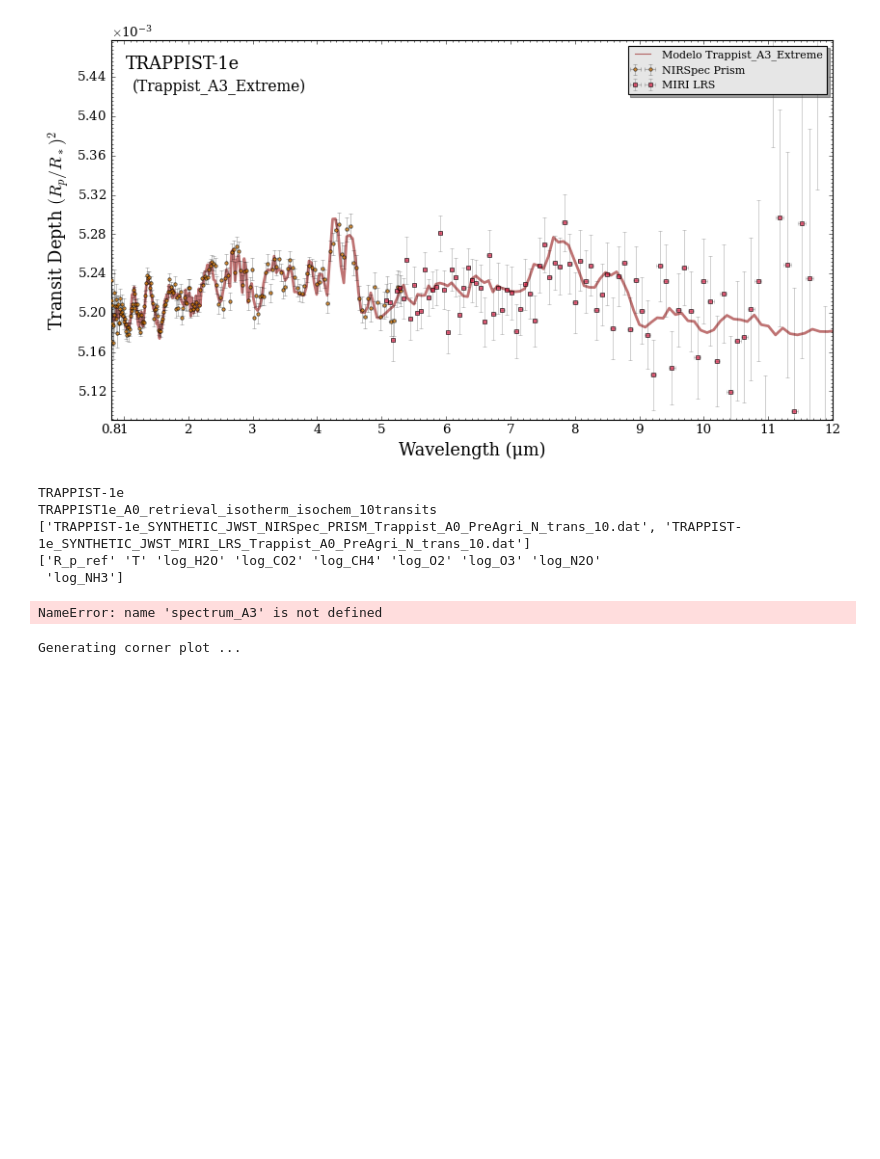
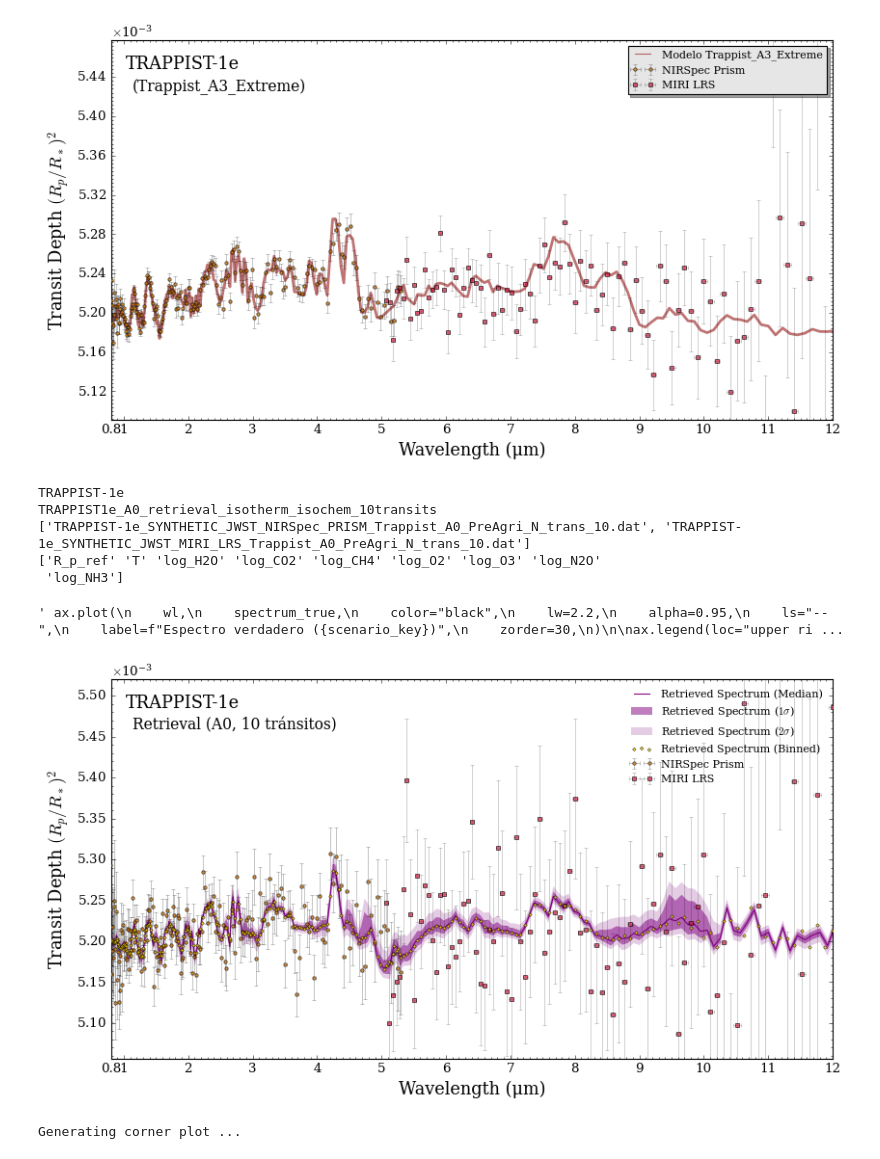
Before and after one commit to D4san/ExoFarm_MDwarfs, a Jupyter notebook: transmission spectra/notebooks/Plot_Transmission_Spectra_TRAPPIST.ipynb, the cells around one changed output. Drawn from its saved outputs; the diff is of its cells as text; code cells hidden in the pictures; blank space fills up the shorter version.

```diff
--- a/transmission spectra/notebooks/Plot_Transmission_Spectra_TRAPPIST.ipynb
+++ b/transmission spectra/notebooks/Plot_Transmission_Spectra_TRAPPIST.ipynb
@@ -976,7 +976,7 @@ y_min = smin - pad
 y_max = smax + pad
 # %%
 # spectrum_A3 = compute_spectrum(...)
-spectrum_true = spectrum_A3
+#spectrum_true = spectrum_A3
 
 fig_spec = plot_spectra_retrieved(
     spectra_median,
@@ -988,36 +988,37 @@ fig_spec = plot_spectra_retrieved(
     data_new,
     R_to_bin=100,
 
     data_labels=["NIRSpec Prism", "MIRI LRS"],
     data_colour_list=["darkorange", "crimson"],
 
     data_alpha_list=[0.65, 0.65],
     data_eline_alpha_list=[0.25, 0.20],
     data_eline_width_list=[0.8, 0.8],
 
     y_min=y_min,
     y_max=y_max,
     wl_min=0.8,
     wl_max=12.0,
     figure_shape="wide",
     wl_axis="linear",
     plt_label=f"Retrieval ({scenario_key}, {n_transits} tránsitos)",
 )
 
-ax.plot(
+""" ax.plot(
     wl,
     spectrum_true,
     color="black",
     lw=2.2,
     alpha=0.95,
     ls="--",
     label=f"Espectro verdadero ({scenario_key})",
     zorder=30,
 )
 
-ax.legend(loc="upper right", frameon=False)
+ax.legend(loc="upper right", frameon=False) """
 # %% [output]
-NameError: name 'spectrum_A3' is not defined
+' ax.plot(\n    wl,\n    spectrum_true,\n    color="black",\n    lw=2.2,\n    alpha=0.95,\n    ls="--",\n    label=f"Espectro verdadero ({scenario_key})",\n    zorder=30,\n)\n\nax.legend(loc="upper ri ...
+[figure, added]
 # %%
 fig_corner = generate_cornerplot(planet, model)
 # %% [output]
```
Also changed, not shown: 8 other files.
